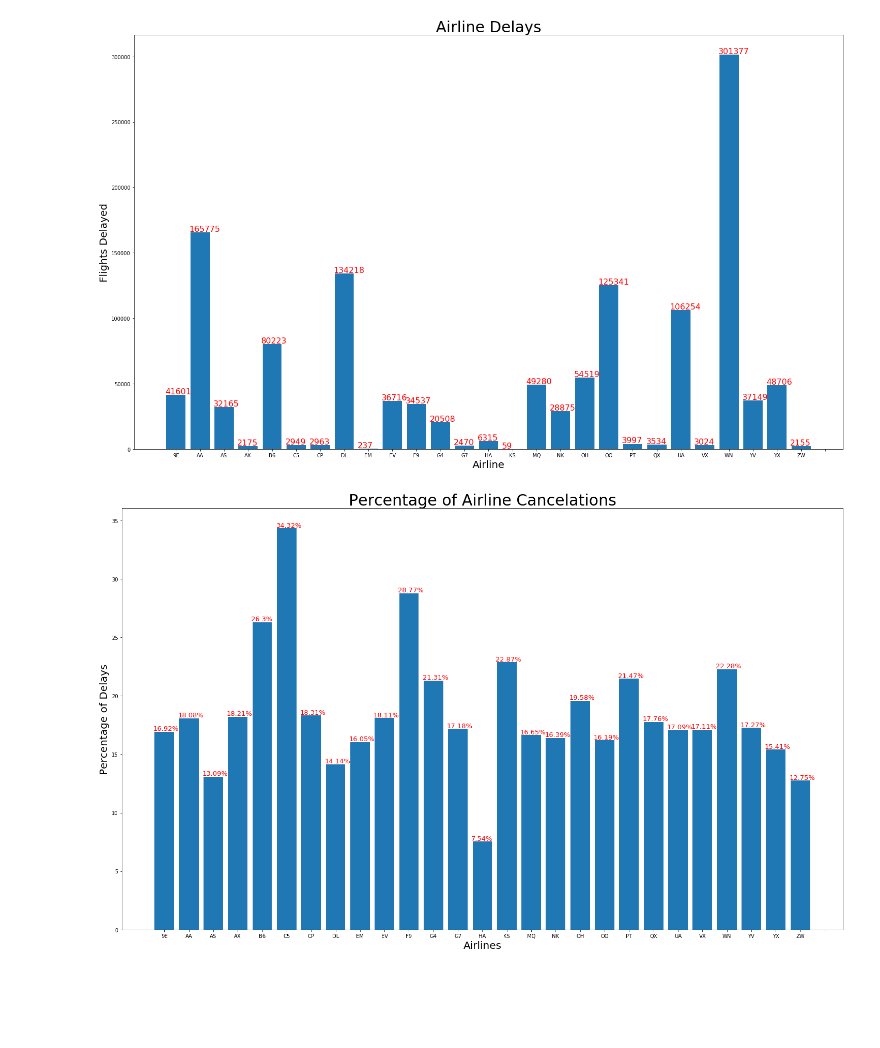
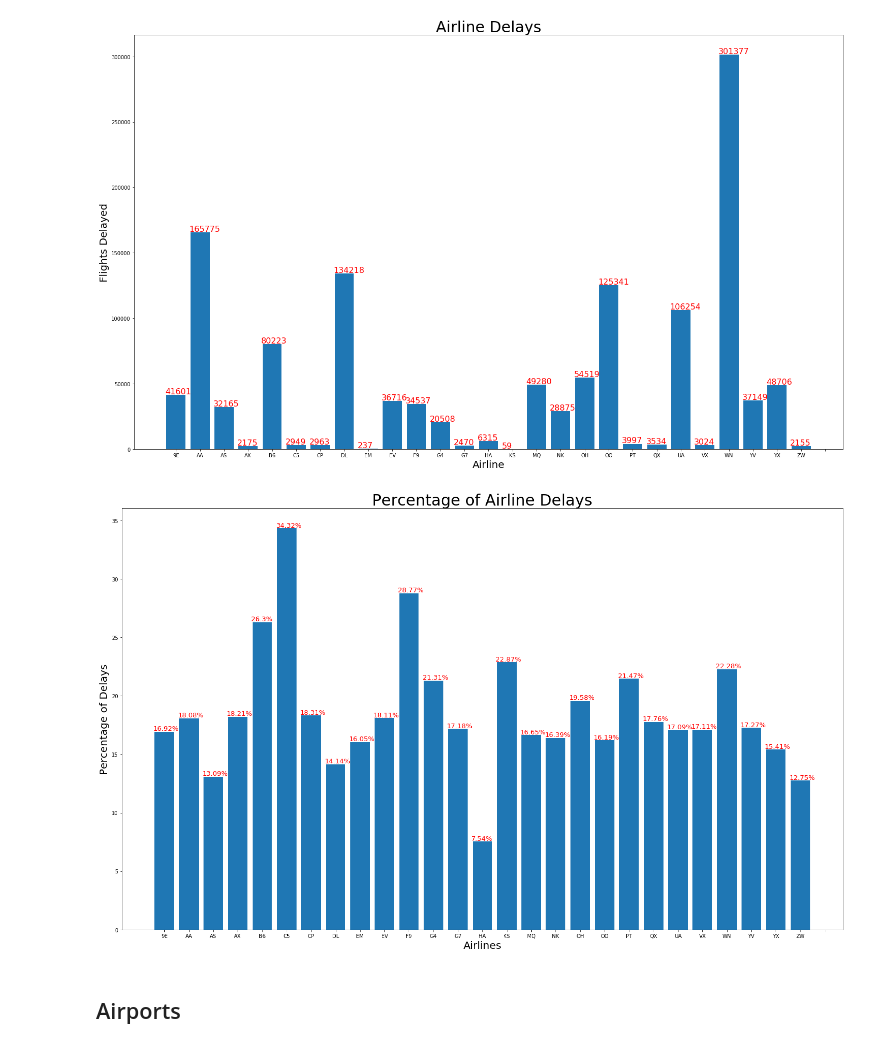
Before and after one commit to Arimorris/delays, a Jupyter notebook: visuals .ipynb, the cells around one changed output. Saved outputs shown, nothing was run; the diff lists cells and outputs as text; code cells hidden in the pictures; blank space fills up the shorter version.

```diff
--- a/visuals .ipynb
+++ b/visuals .ipynb
@@ -202,12 +202,14 @@ plt.show()
 # %%
 plt.figure(figsize=(25,15))
 plt.bar(carrier, a_pct)
-plt.title("Percentage of Airline Cancelations", fontsize =30)
+plt.title("Percentage of Airline Delays", fontsize =30)
 plt.xlabel("Airlines", fontsize =20)
 plt.xticks(range(28))
 plt.ylabel("Percentage of Delays", fontsize =20)
 for a,b in zip(range(28), a_pct):
     plt.text(a -.45, b +.1, str(b) + '%', fontsize =13, color ='r')
 plt.show()
 # %% [output]
-[figure, old version]
+[figure, new version]
+# %% [markdown]
+## Airports
```
Also changed, not shown: parts of 8 cells of this notebook.
